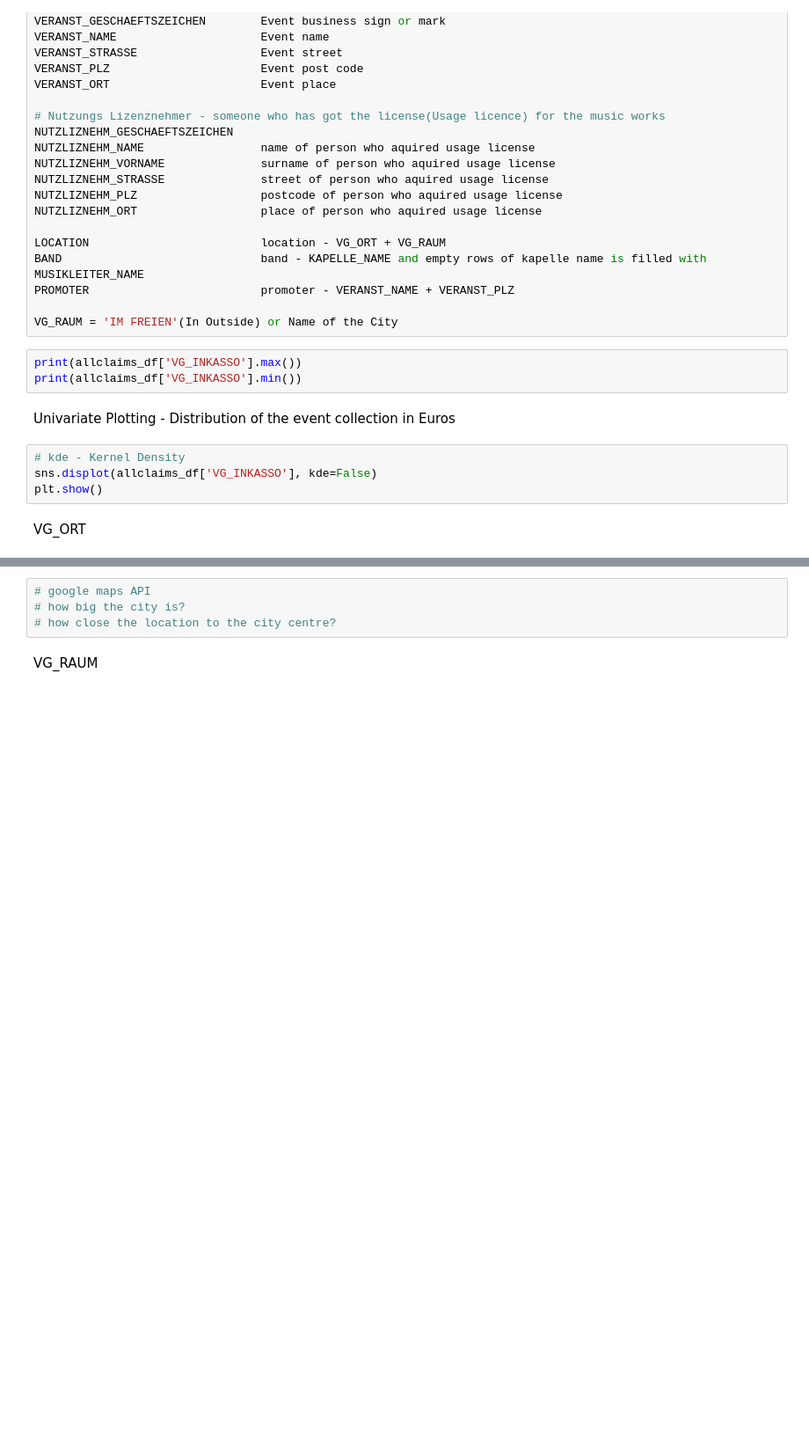
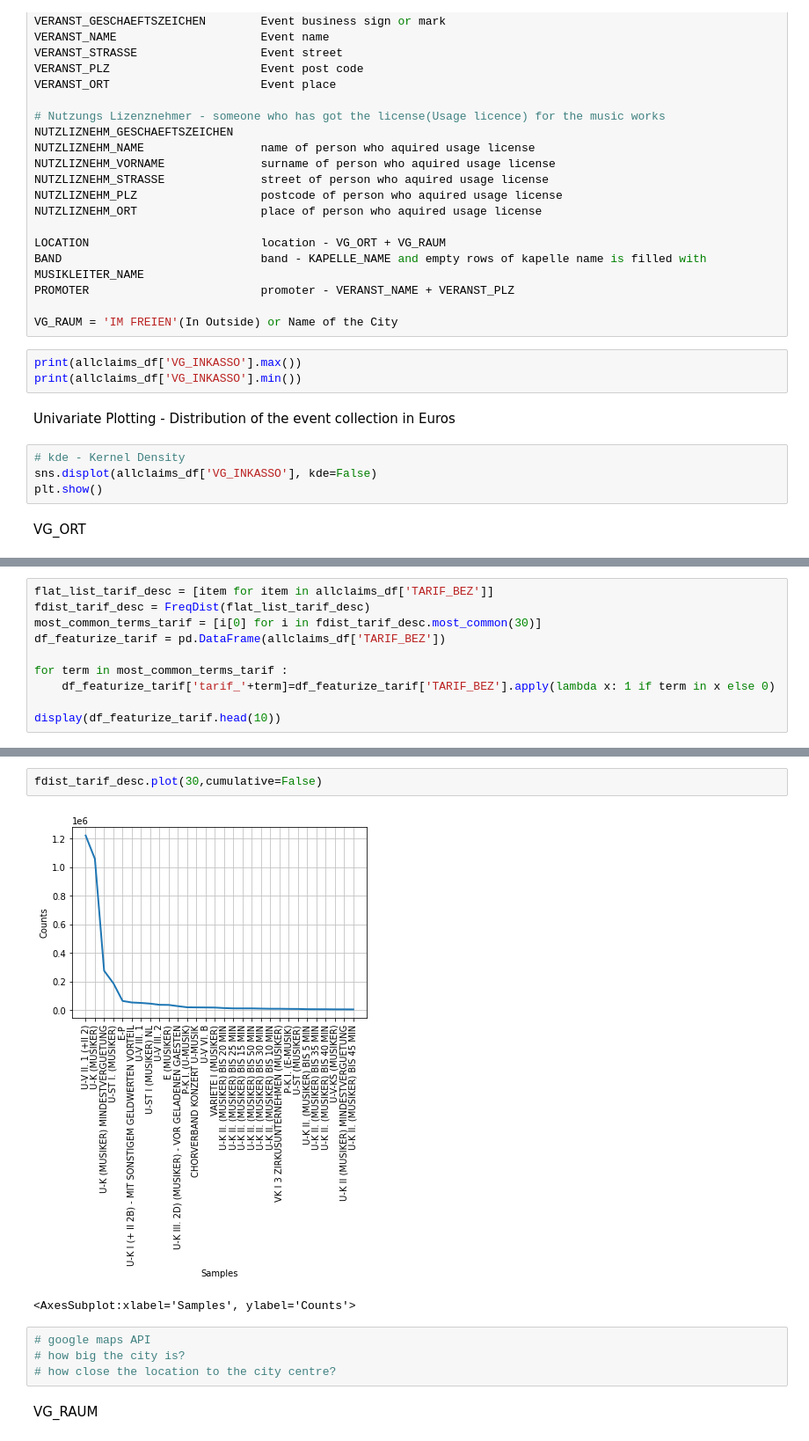
Before and after one commit to Saraavana/reclamation-processing, a Jupyter notebook: 00-Data-Exploration.ipynb, the cells around one changed output, grey strips where cells are left out. Shown at 88% size. Saved outputs shown, nothing was run; the diff lists cells and outputs as text; blank space fills up the shorter version.

```diff
--- a/00-Data-Exploration.ipynb
+++ b/00-Data-Exploration.ipynb
@@ -201,0 +165,10 @@ NameError: name 'vg_ort_non_comma_df' is not defined
+# %%
+flat_list_tarif_desc = [item for item in allclaims_df['TARIF_BEZ']]
+fdist_tarif_desc = FreqDist(flat_list_tarif_desc)
+most_common_terms_tarif = [i[0] for i in fdist_tarif_desc.most_common(30)]
+df_featurize_tarif = pd.DataFrame(allclaims_df['TARIF_BEZ'])
+
+for term in most_common_terms_tarif :
+    df_featurize_tarif['tarif_'+term]=df_featurize_tarif['TARIF_BEZ'].apply(lambda x: 1 if term in x else 0)
+
+display(df_featurize_tarif.head(10))
@@ -202,3 +189,8 @@ NameError: name 'vg_ort_non_comma_df' is not defined
+# %%
+fdist_tarif_desc.plot(30,cumulative=False)
+# %% [output]
+[figure, added]
+<AxesSubplot:xlabel='Samples', ylabel='Counts'>
 # %%
 # google maps API
 # how big the city is?
```
Also changed, not shown: parts of 51 cells of this notebook.
